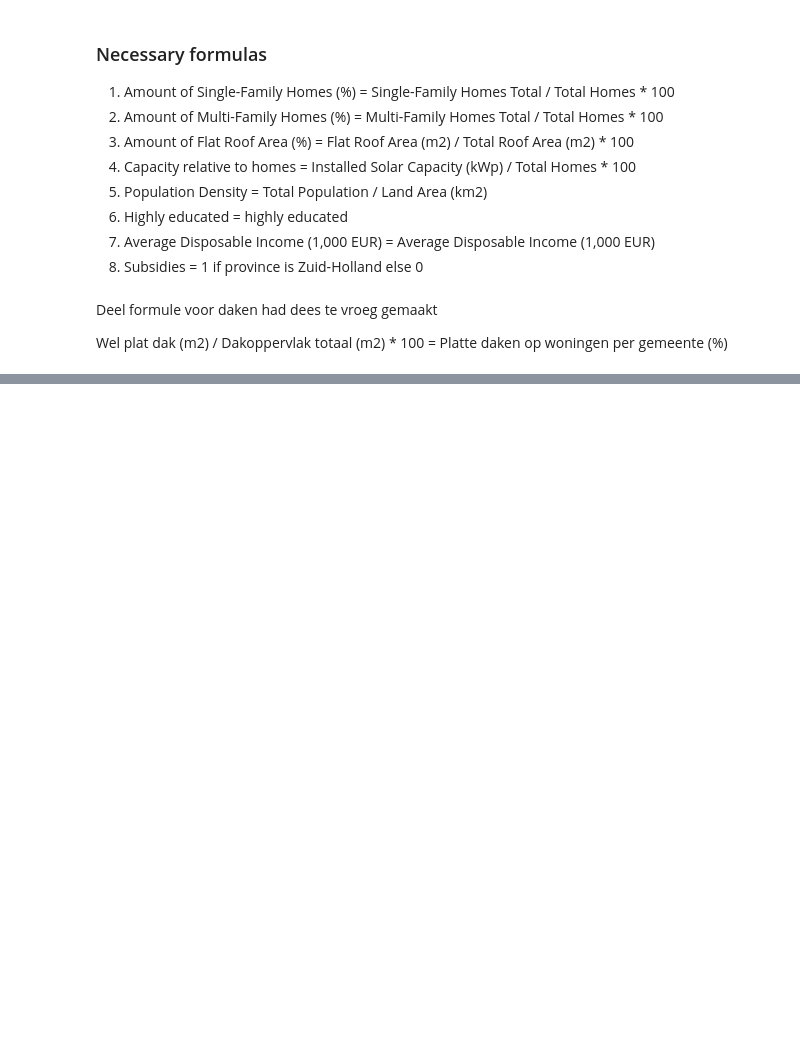
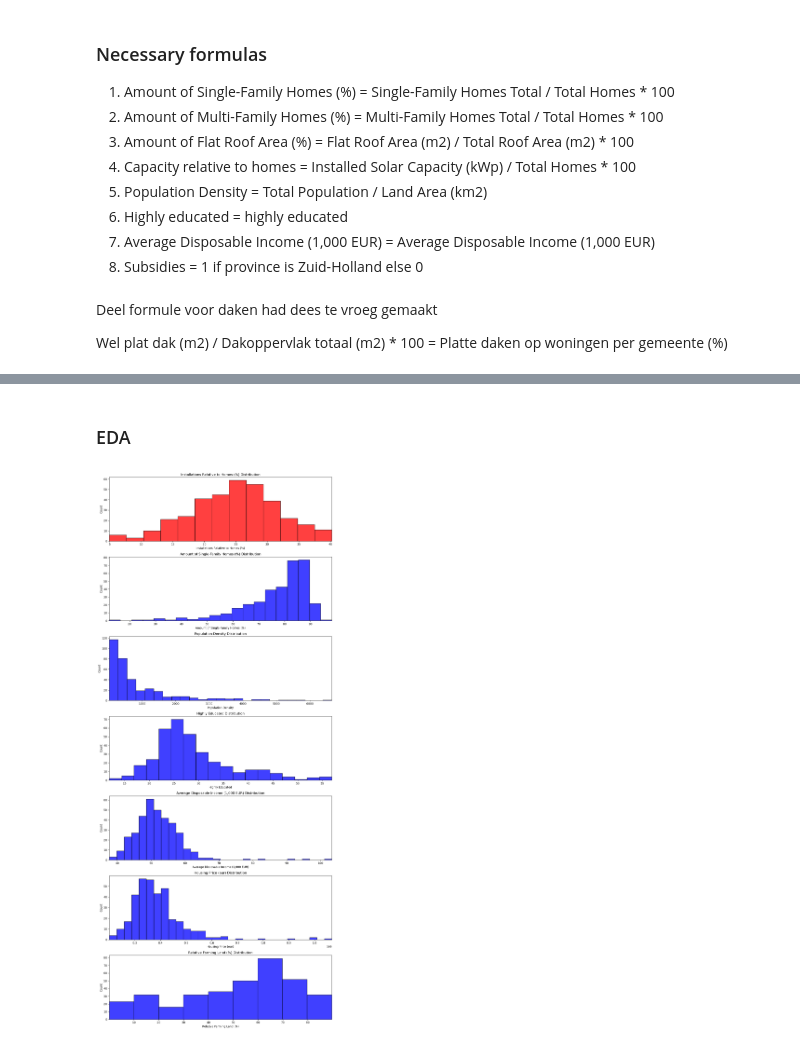
Before and after one commit to juliusj03/Spatial-data-science-solar, a Jupyter notebook: solar.ipynb, the cells around one changed output, grey strips where cells are left out. Saved outputs shown, nothing was run; the diff lists cells and outputs as text; code cells hidden in the pictures; blank space fills up the shorter version.

```diff
--- a/solar.ipynb
+++ b/solar.ipynb
@@ -694,0 +864,2 @@ display(df.head())
+# %% [markdown]
+### EDA
@@ -695 +911,31 @@ display(df.head())
+# %%
+# Set up the figure with an appropriate size for the number of columns
+fig, axes = plt.subplots(len(columns), 1, figsize=(12, len(columns) * 4))
+
+# Loop through each column and plot the distribution
+for i, col in enumerate(columns):
+    color = 'red' if i == 0 else 'blue'  # First column is red, others are blue
+
+    # Dynamically calculate the number of bins using the Freedman-Diaconis rule
+    col_data = df[col].dropna()  # Drop NaN values to avoid errors
+    q25, q75 = col_data.quantile(0.25), col_data.quantile(0.75)
+    iqr = q75 - q25  # Interquartile range
+    bin_width = 2 * iqr / len(col_data) ** (1/3) if iqr > 0 else 1  # Bin width
+    num_bins = max(1, int((col_data.max() - col_data.min()) / bin_width))  # Number of bins
+
+    # Plot the histogram with dynamic bins
+    sns.histplot(col_data, kde=False, bins=num_bins, ax=axes[i], color=color)
+
+    # Dynamically set x-axis limits based on the column's data range
+    col_min, col_max = col_data.min(), col_data.max()
+    axes[i].set_xlim(col_min, col_max)
+
+    # Set the title
+    axes[i].set_title(f"{col} Distribution")
+
+# Adjust layout
+plt.tight_layout()
+plt.show()
+# %% [output]
+[figure, added]
 # %%
```
Also changed, not shown: parts of 31 cells of this notebook, 1 other file.
